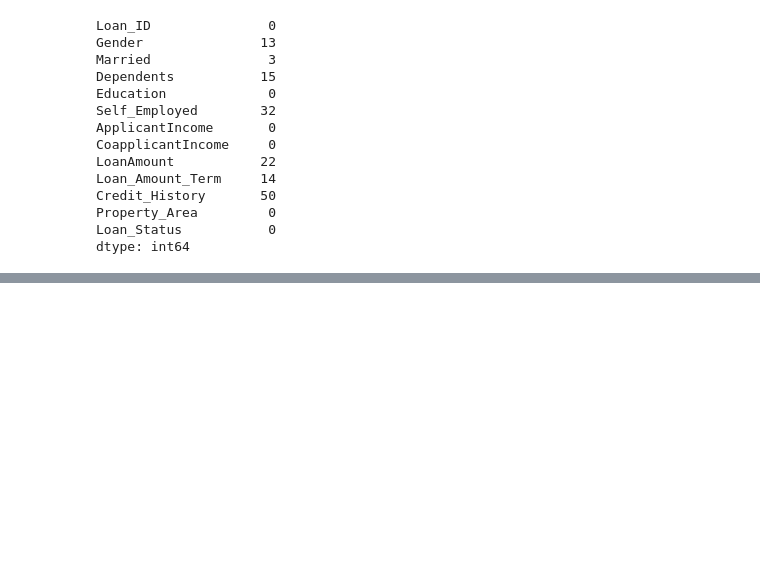
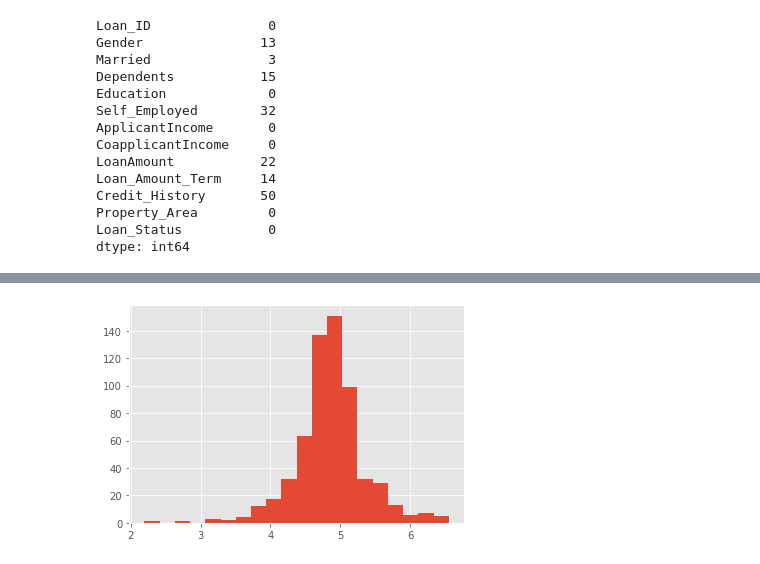
Before and after one commit to ew3g/loan-prediction, a Jupyter notebook: notebook.ipynb, the cells around one changed output, grey strips where cells are left out. Drawn from its saved outputs; the diff is of its cells as text; code cells hidden in the pictures; blank space fills up the shorter version.

Commit message:
feat: replaced missing values

```diff
--- a/notebook.ipynb
+++ b/notebook.ipynb
@@ -363,0 +347,9 @@ dtype: int64
+# %%
+#Filling missing values in Loan_Amount_Term
+loan_data_train['Loan_Amount_Term'].value_counts()
+#360 is the most common value, filling with it
+loan_data_train['Loan_Amount_Term'].fillna(loan_data_train['Loan_Amount_Term'].mode()[0], inplace=True)
+# %%
+#Median or mean for numerical values
+#Using mean for filling LoanAmount. LoanAmount has many outliers, so median is not the best approach
+loan_data_train['LoanAmount'].fillna(loan_data_train['LoanAmount'].median(), inplace=True)
@@ -363,0 +374,17 @@ dtype: int64
+# %%
+#Filling the missing values in the test dataset
+loan_data_test['Gender'].fillna(loan_data_test['Gender'].mode()[0], inplace=True)
+loan_data_test['Married'].fillna(loan_data_test['Married'].mode()[0], inplace=True)
+loan_data_test['Dependents'].fillna(loan_data_test['Dependents'].mode()[0], inplace=True)
+loan_data_test['Self_Employed'].fillna(loan_data_test['Self_Employed'].mode()[0], inplace=True)
+loan_data_test['Credit_History'].fillna(loan_data_test['Credit_History'].mode()[0], inplace=True)
+loan_data_test['Loan_Amount_Term'].fillna(loan_data_test['Loan_Amount_Term'].mode()[0], inplace=True)
+loan_data_test['LoanAmount'].fillna(loan_data_test['LoanAmount'].median(), inplace=True)
+# %%
+#Dealing with outliers
+#Log transformation to remove the skewness in LoanAmount
+loan_data_train['LoanAmount_log'] = np.log(loan_data_train['LoanAmount'])
+loan_data_train['LoanAmount_log'].hist(bins=20)
+loan_data_test['LoanAmount_log'] = np.log(loan_data_test['LoanAmount'])
+# %% [output]
+[figure, added]
```
Also changed, not shown: parts of 4 cells of this notebook.
